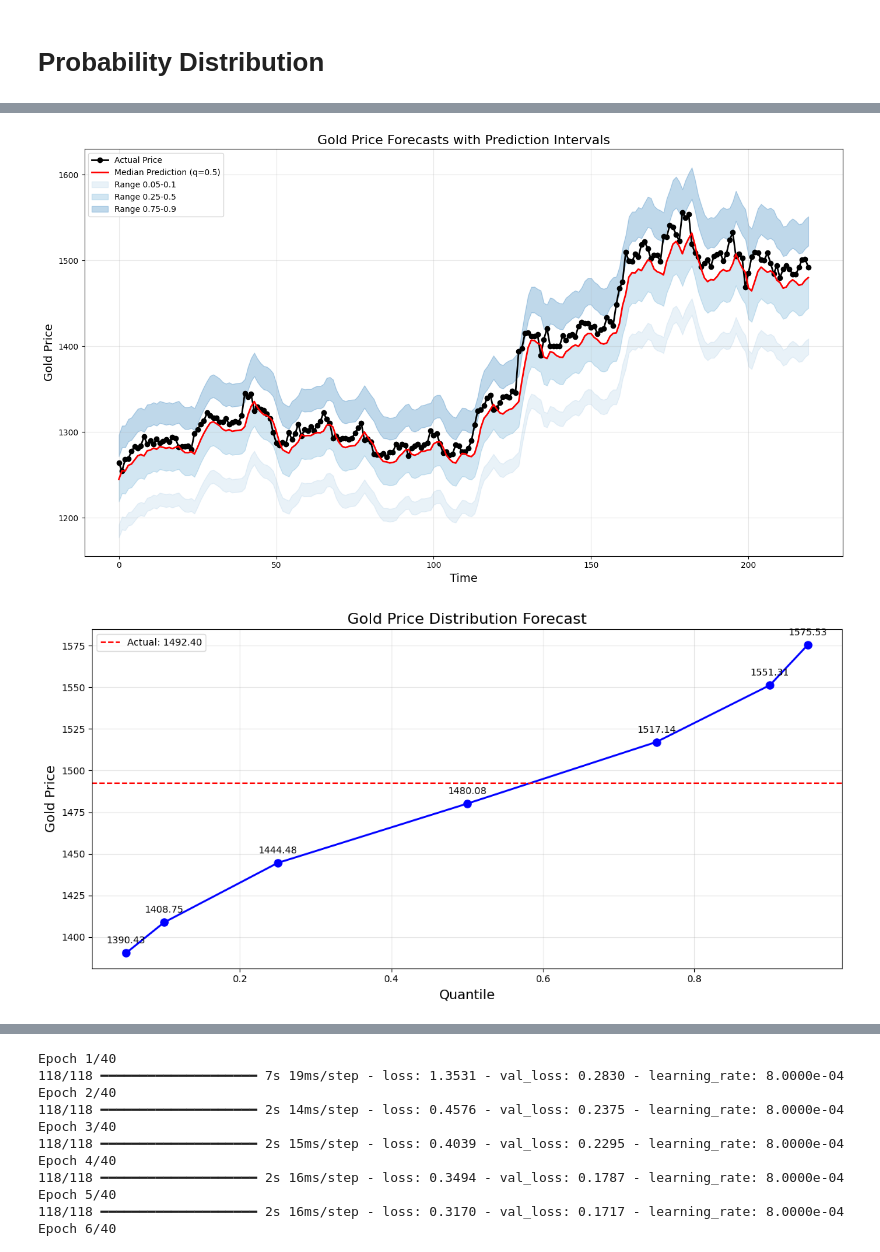
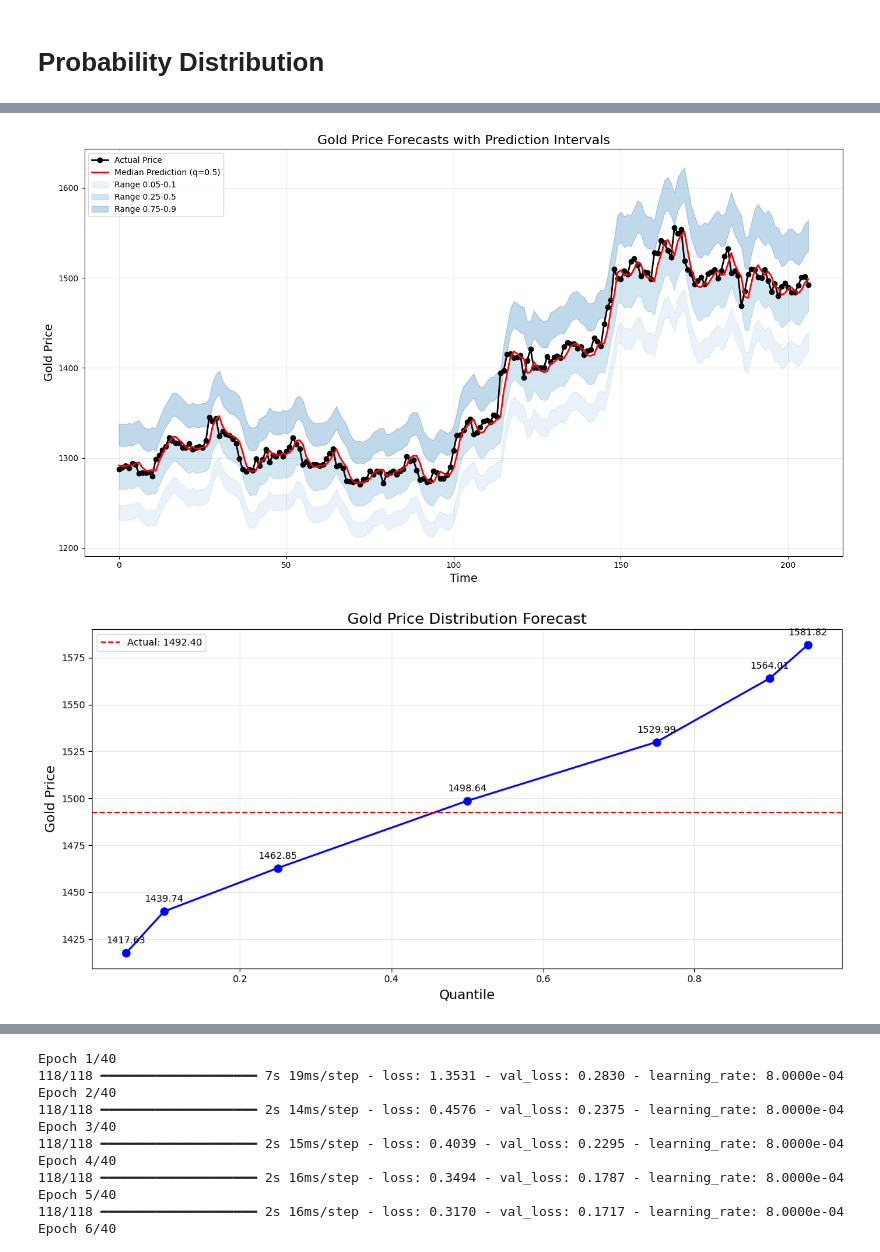
Before and after one commit to whyyouj/market-sentiment-analysis, a Jupyter notebook: gold_historical/lstm.ipynb, the cells around one changed output, grey strips where cells are left out. Cells and saved outputs as stored; diff of their text form; code cells hidden in the pictures.

```diff
--- a/gold_historical/lstm.ipynb
+++ b/gold_historical/lstm.ipynb
@@ -45,6 +45,9 @@ def load_data():
 
     merged_data = data.join([dxy, real_yields, vix], how='left').ffill()
 
+    merged_data["EMA30"] = merged_data[["Price"]].ewm(alpha=0.9, min_periods=30, adjust=False).mean()
+    merged_data["EMA252"] = merged_data[["Price"]].ewm(alpha=0.9, min_periods=252, adjust=False).mean()
+
     return merged_data
 # %% [markdown]
 # Training & Test Split
@@ -60,7 +63,7 @@ def prepare_training_data(data, train_ratio=0.95, features = ["Price"]):
     Returns:
         tuple: (training data, test data, scaler)
     """
-    data = data[features].copy()
+    data = data[features].copy().dropna()
     dataset = data.values
 
     # Determine train/test split point
@@ -479,7 +482,7 @@ def run_quantile_prediction(data, features=["Price", "DXY", "VIX"], seq_length=1
 # %%
 # Load data with your existing function
 data = load_data()
-features = ["Price", "DXY", "VIX"]
+features = ["Price", "DXY", "VIX", "EMA30", "EMA252"]
 quantiles = [0.05, 0.1, 0.25, 0.5, 0.75, 0.9, 0.95]
 
 # Run the quantile prediction with custom quantiles if desired
@@ -527,5 +530,5 @@ Epoch 6/40
-[figure, old version]
+[figure, new version]
-[figure, old version]
+[figure, new version]
 # %%
 plot_quantile_predictions(results, quantiles, num_days=45)
 # %% [output]
```
Also changed, not shown: parts of 2 cells of this notebook, 4 other files.
